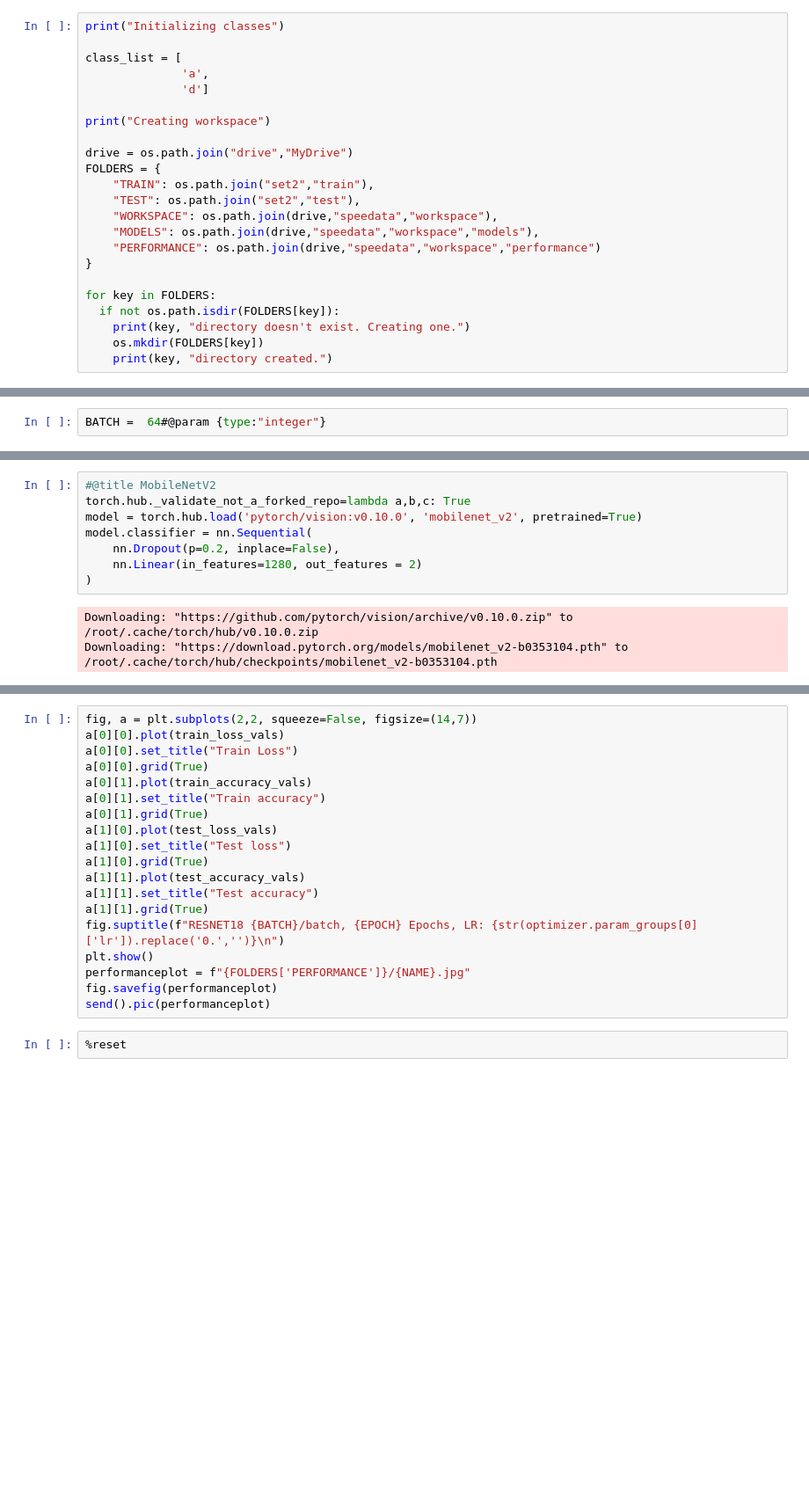
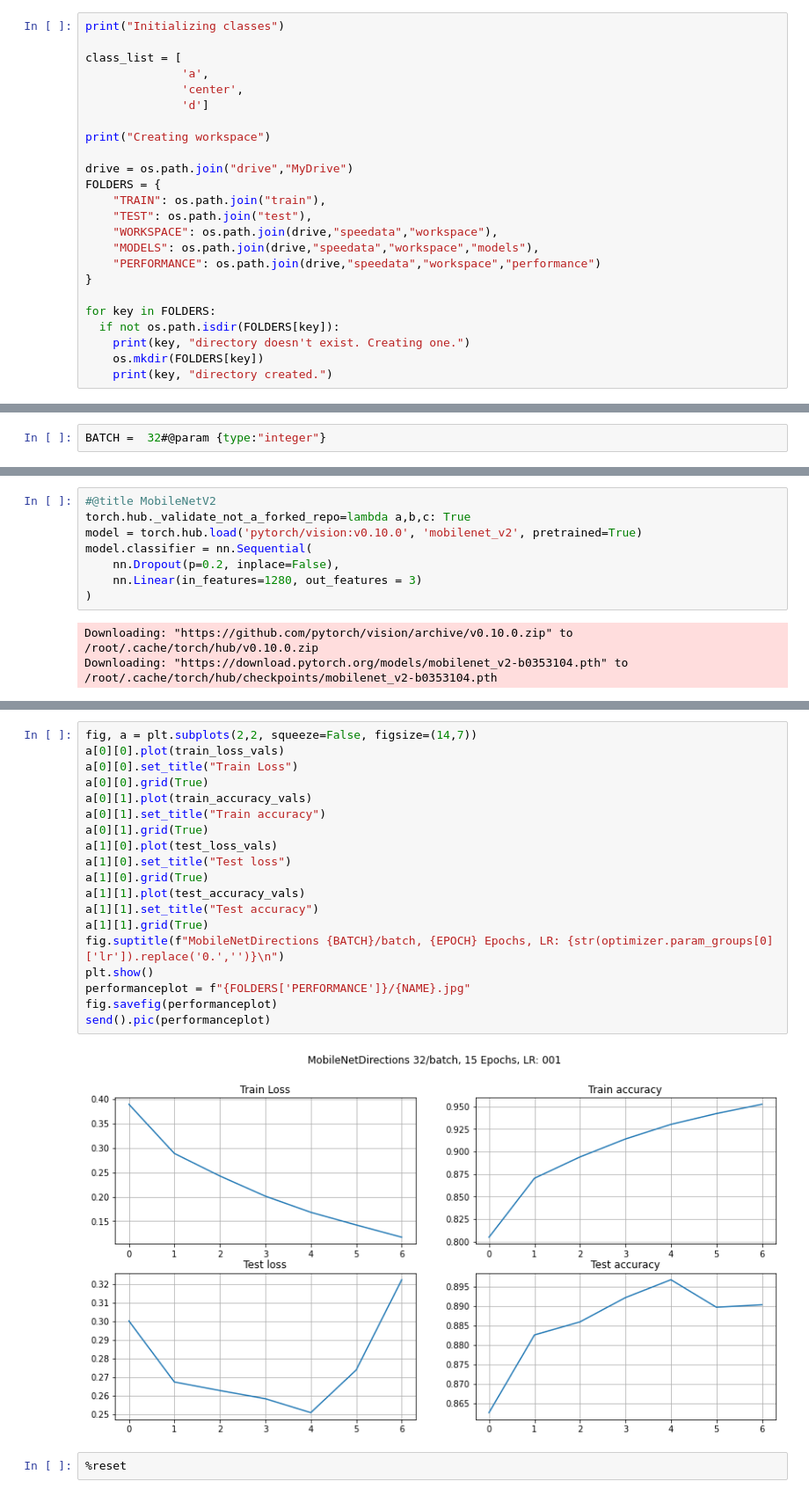
Before and after one commit to insaiyancvk/speedyblackman, a Jupyter notebook: speedy_work_turns.ipynb, the cells around one changed output, grey strips where cells are left out. Shown: that part at 88% size. Saved outputs shown, nothing was run; the diff lists cells and outputs as text; blank space fills up the shorter version.

Commit message:
train mobilenetv2 on turns data

```diff
--- a/speedy_work_turns.ipynb
+++ b/speedy_work_turns.ipynb
@@ -82,14 +85,15 @@ print("Initializing classes")
 
 class_list = [
               'a',
+              'center',
               'd']
 
 print("Creating workspace")
 
 drive = os.path.join("drive","MyDrive")
 FOLDERS = {
-    "TRAIN": os.path.join("set2","train"),
-    "TEST": os.path.join("set2","test"),
+    "TRAIN": os.path.join("train"),
+    "TEST": os.path.join("test"),
     "WORKSPACE": os.path.join(drive,"speedata","workspace"),
     "MODELS": os.path.join(drive,"speedata","workspace","models"),
     "PERFORMANCE": os.path.join(drive,"speedata","workspace","performance")
@@ -162,7 +166,7 @@ Creating a dataset of the speedata
 # %% [markdown]
 ### Create Dataloader of the _speedata_
 # %%
-BATCH =  64#@param {type:"integer"}
+BATCH =  32#@param {type:"integer"}
 # %%
 print("Creating dataloaders")
 dataloader = {
@@ -362,7 +366,7 @@ torch.hub._validate_not_a_forked_repo=lambda a,b,c: True
 model = torch.hub.load('pytorch/vision:v0.10.0', 'mobilenet_v2', pretrained=True)
 model.classifier = nn.Sequential(
     nn.Dropout(p=0.2, inplace=False),
-    nn.Linear(in_features=1280, out_features = 2)
+    nn.Linear(in_features=1280, out_features = 3)
 )
 # %% [output]
 Downloading: "https://github.com/pytorch/vision/archive/v0.10.0.zip" to /root/.cache/torch/hub/v0.10.0.zip
@@ -456,21 +503,23 @@ LR: 0.001
 # %%
 fig, a = plt.subplots(2,2, squeeze=False, figsize=(14,7))
 a[0][0].plot(train_loss_vals)
 a[0][0].set_title("Train Loss")
 a[0][0].grid(True)
 a[0][1].plot(train_accuracy_vals)
 a[0][1].set_title("Train accuracy")
 a[0][1].grid(True)
 a[1][0].plot(test_loss_vals)
 a[1][0].set_title("Test loss")
 a[1][0].grid(True)
 a[1][1].plot(test_accuracy_vals)
 a[1][1].set_title("Test accuracy")
 a[1][1].grid(True)
-fig.suptitle(f"RESNET18 {BATCH}/batch, {EPOCH} Epochs, LR: {str(optimizer.param_groups[0]['lr']).replace('0.','')}\n")
+fig.suptitle(f"MobileNetDirections {BATCH}/batch, {EPOCH} Epochs, LR: {str(optimizer.param_groups[0]['lr']).replace('0.','')}\n")
 plt.show()
 performanceplot = f"{FOLDERS['PERFORMANCE']}/{NAME}.jpg"
 fig.savefig(performanceplot)
 send().pic(performanceplot)
+# %% [output]
+[figure, added]
 # %%
 %reset
```
Also changed, not shown: parts of 6 cells of this notebook.
